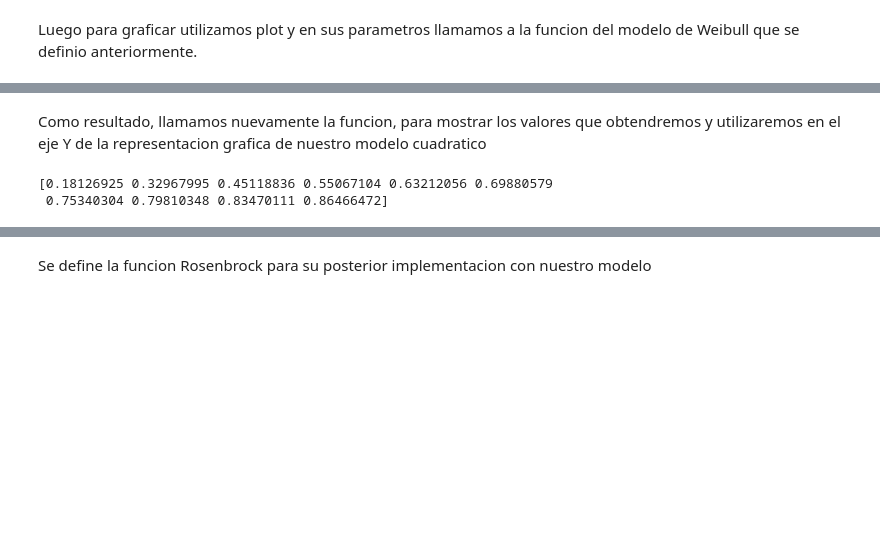
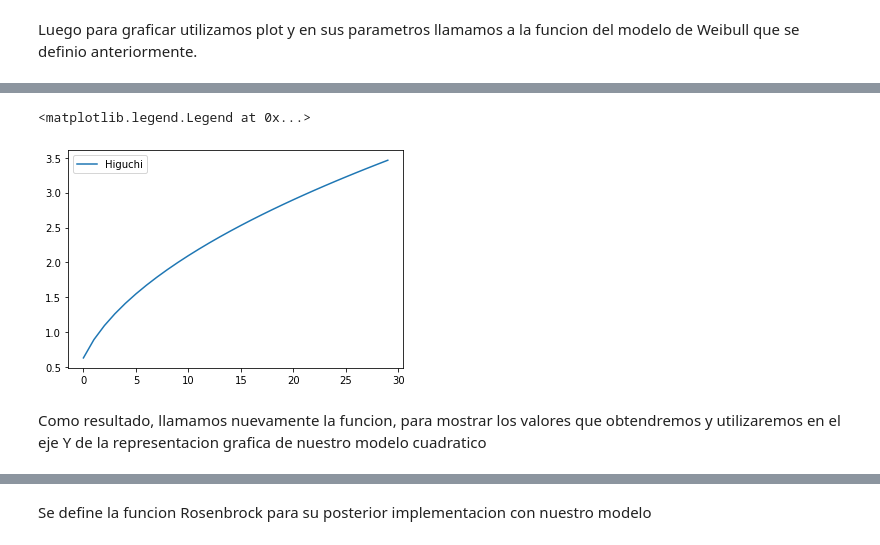
Before and after one commit to Eithilgan/Calculo-Avanzado, a Jupyter notebook: Actividad Optimizacion/M2optimizacion.ipynb, the cells around one changed output, grey strips where cells are left out. Drawn from its saved outputs; the diff is of its cells as text; code cells hidden in the pictures; blank space fills up the shorter version.

```diff
--- a/Actividad Optimizacion/M2optimizacion.ipynb
+++ b/Actividad Optimizacion/M2optimizacion.ipynb
@@ -37,6 +37,10 @@ que esta retorne el resultado de la funcion Weibull.
 def Weibull(t,a):
     func = 1-np.exp(-(a*t))
     return func
+# %%
+def Higuchi(t,a,b):
+    func2= a*t**(b)
+    return func2
 # %% [markdown]
 Luego para graficar utilizamos plot y en sus parametros llamamos a la funcion del modelo de Weibull que se definio anteriormente.
 # %%
@@ -47,8 +52,9 @@ plt.plot(t,Weibull(t,a))
+# %%
+plt.plot(Higuchi(t,a,b),label="Higuchi")
+plt.legend()
+# %% [output]
+<matplotlib.legend.Legend at 0x...>
+[figure, added]
 # %% [markdown]
 Como resultado, llamamos nuevamente la funcion, para mostrar los valores que obtendremos y
 utilizaremos en el eje Y de la representacion grafica de nuestro modelo cuadratico
-# %%
-print(Weibull(t,a))
-# %% [output]
-[0.18126925 0.32967995 0.45118836 0.55067104 0.63212056 0.69880579
- 0.75340304 0.79810348 0.83470111 0.86466472]
```
Also changed, not shown: parts of 9 cells of this notebook, 1 other file.
